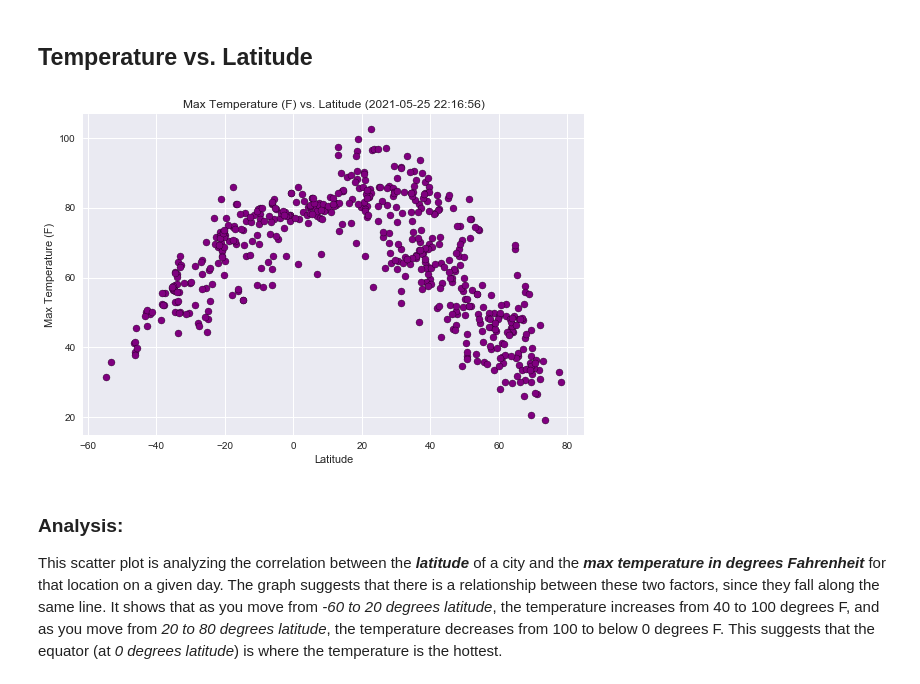
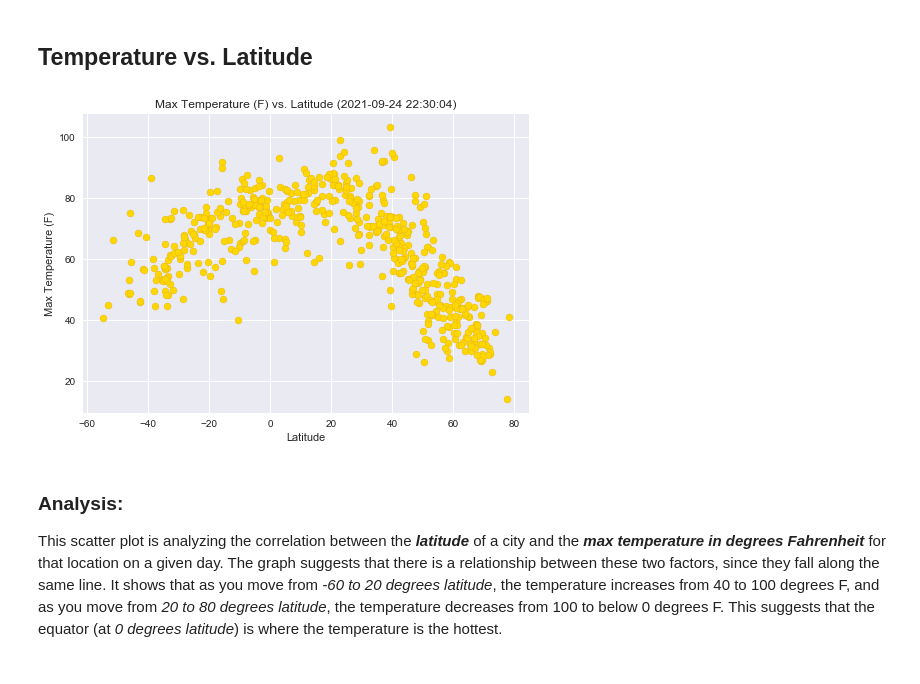
Before and after one commit to juliabrunett/python-api-challenge, a Jupyter notebook: WeatherPy/WeatherPy.ipynb, the cells around one changed output. Saved outputs shown, nothing was run; the diff lists cells and outputs as text; code cells hidden in the pictures.

Commit message:
Re-ran code to produce plot images with different color theme

```diff
--- a/WeatherPy/WeatherPy.ipynb
+++ b/WeatherPy/WeatherPy.ipynb
@@ -247,15 +247,15 @@ Name: Humidity, dtype: float64
 # %%
 style.use('seaborn')
 # Create Scatter Plot for Temp vs Lat
-plt.scatter(weather_data_df["Latitude"], weather_data_df["Max Temp."], marker = "o", color="purple", edgecolors="black")
+plt.scatter(weather_data_df["Latitude"], weather_data_df["Max Temp."], marker = "o", color="gold", edgecolors="goldenrod")
 plt.xlabel("Latitude")
 plt.ylabel("Max Temperature (F)")
 plt.title(f"Max Temperature (F) vs. Latitude ({dates_converted[0]})")
 #plt.grid()
 plt.savefig("./Images/temp_lat.png", bbox_inches="tight")
 plt.show()
 # %% [output]
-[figure, old version]
+[figure, new version]
 # %% [markdown]
 ### Analysis:
 This scatter plot is analyzing the correlation between the ***latitude*** of a city and the ***max temperature in degrees Fahrenheit*** for that location on a given day. The graph suggests that there is a relationship between these two factors, since they fall along the same line. It shows that as you move from *-60 to 20 degrees latitude*, the temperature increases from 40 to 100 degrees F, and as you move from *20 to 80 degrees latitude*, the temperature decreases from 100 to below 0 degrees F. This suggests that the equator (at *0 degrees latitude*) is where the temperature is the hottest.
```
Also changed, not shown: parts of 9 cells of this notebook, 5 other files.
